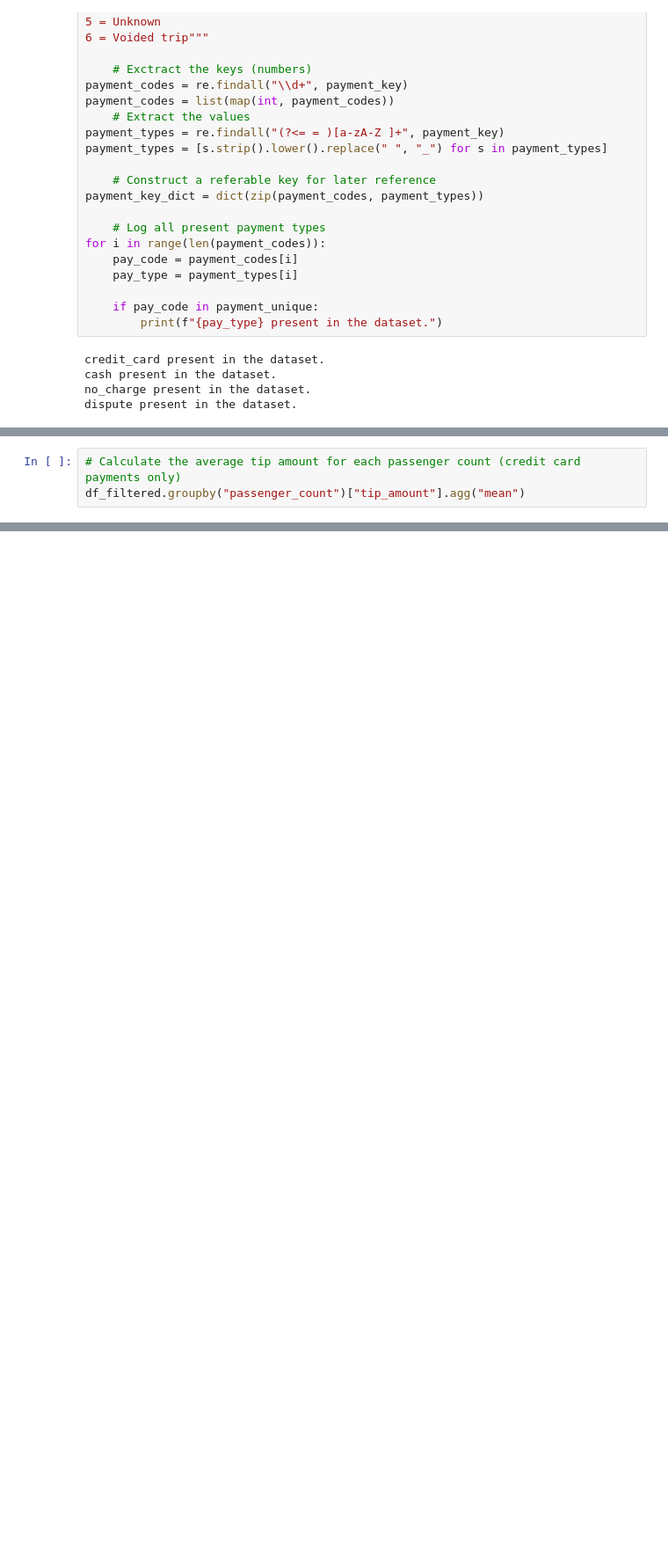
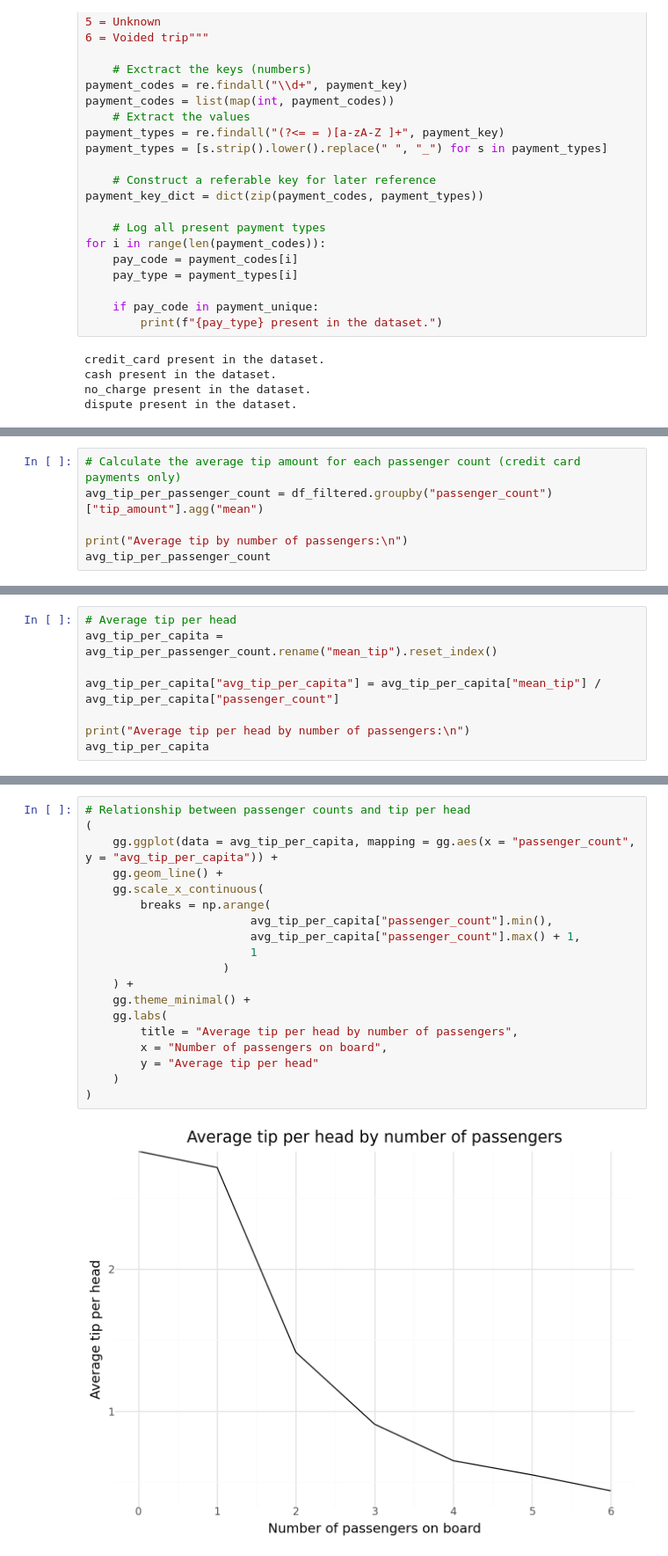
Before and after one commit to tros01/google_advanced_data_analytics, a Jupyter notebook: ga2_tlc_py.ipynb, the cells around one changed output, grey strips where cells are left out. Shown at 88% size. Saved outputs shown, nothing was run; the diff lists cells and outputs as text; blank space fills up the shorter version.

```diff
--- a/ga2_tlc_py.ipynb
+++ b/ga2_tlc_py.ipynb
@@ -287,5 +333,8 @@ df_filtered.head(n=5)
 | 5 | 23345809 | 2 | 03/25/2017 8:34:11 PM | 03/25/2017 8:42:11 PM | 6 | 2.30 | ... |
 # %%
 # Calculate the average tip amount for each passenger count (credit card payments only)
-df_filtered.groupby("passenger_count")["tip_amount"].agg("mean")
+avg_tip_per_passenger_count = df_filtered.groupby("passenger_count")["tip_amount"].agg("mean")
+
+print("Average tip by number of passengers:\n")
+avg_tip_per_passenger_count
 # %% [output]
@@ -300,0 +351,8 @@ Name: tip_amount, dtype: float64
+# %%
+# Average tip per head
+avg_tip_per_capita = avg_tip_per_passenger_count.rename("mean_tip").reset_index()
+
+avg_tip_per_capita["avg_tip_per_capita"] = avg_tip_per_capita["mean_tip"] / avg_tip_per_capita["passenger_count"]
+
+print("Average tip per head by number of passengers:\n")
+avg_tip_per_capita
@@ -300,0 +377,21 @@ Name: tip_amount, dtype: float64
+# %%
+# Relationship between passenger counts and tip per head
+(
+    gg.ggplot(data = avg_tip_per_capita, mapping = gg.aes(x = "passenger_count", y = "avg_tip_per_capita")) +
+    gg.geom_line() +
+    gg.scale_x_continuous(
+        breaks = np.arange(
+                        avg_tip_per_capita["passenger_count"].min(),
+                        avg_tip_per_capita["passenger_count"].max() + 1,
+                        1
+                    )
+    ) +
+    gg.theme_minimal() +
+    gg.labs(
+        title = "Average tip per head by number of passengers",
+        x = "Number of passengers on board",
+        y = "Average tip per head"
+    )
+)
+# %% [output]
+[figure, added]
```
Also changed, not shown: parts of 15 cells of this notebook.
